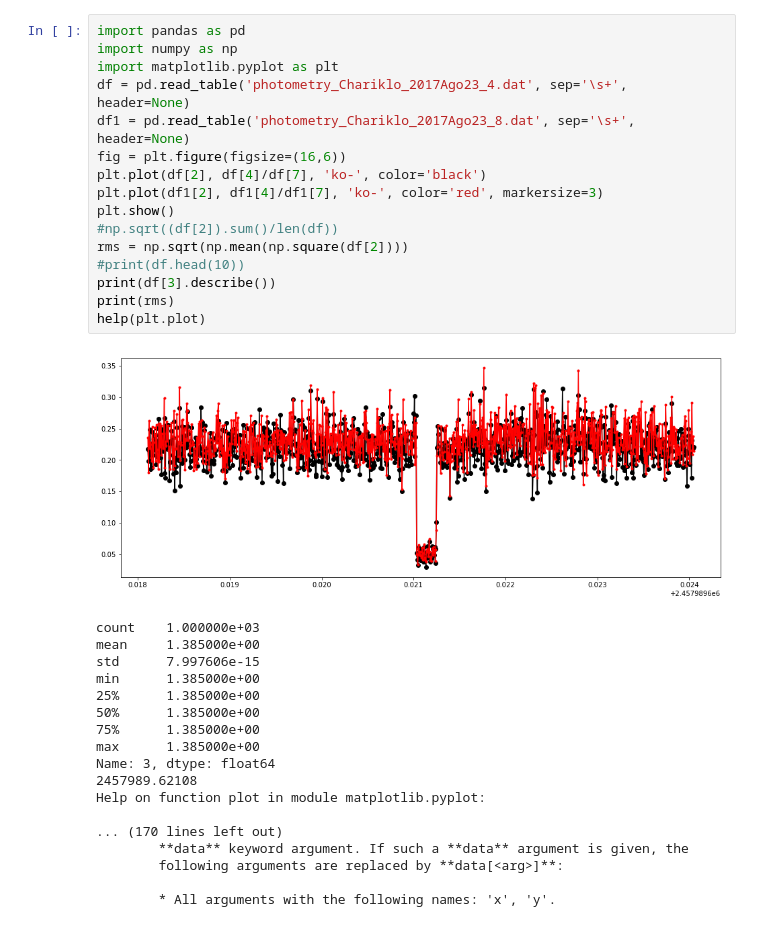
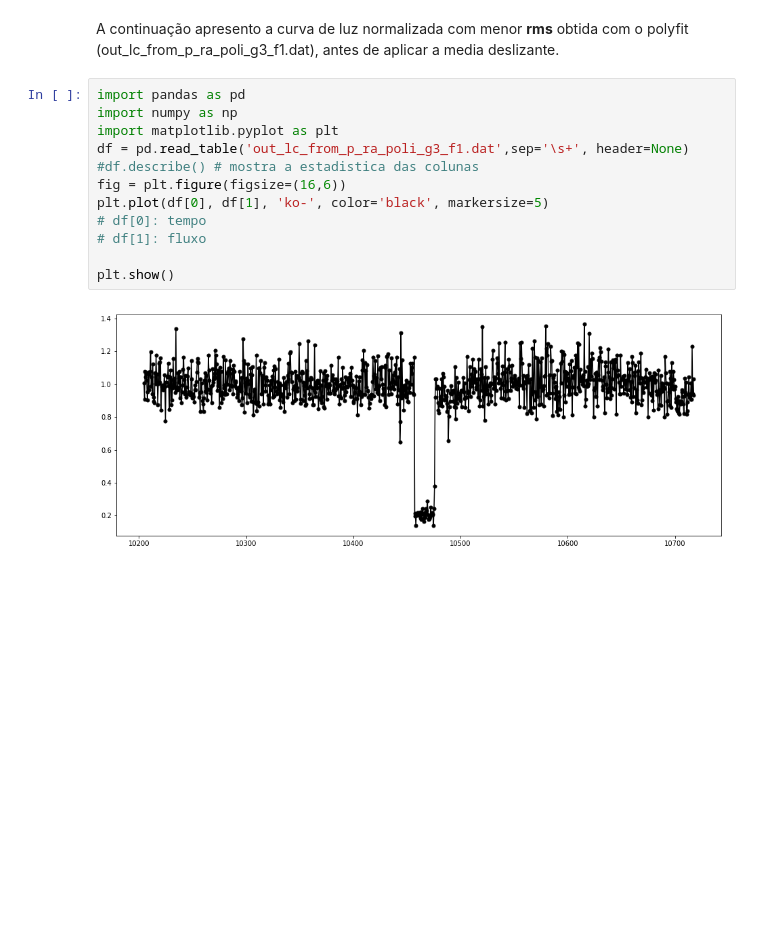
Before and after one commit to fredifqh/occu_chariklo, a Jupyter notebook: photometry_chariklo.ipynb, the cells around one changed output. Saved outputs shown, nothing was run; the diff lists cells and outputs as text; blank space fills up the shorter version.

Commit message:
Chariklo_Occultation

```diff
--- a/photometry_chariklo.ipynb
+++ b/photometry_chariklo.ipynb
@@ -1,35 +1,16 @@
+# %% [markdown]
+A continuação apresento a curva de luz normalizada com menor **rms** obtida com o polyfit (out_lc_from_p_ra_poli_g3_f1.dat), antes de aplicar a media deslizante.
 # %%
 import pandas as pd
 import numpy as np
 import matplotlib.pyplot as plt
-df = pd.read_table('photometry_Chariklo_2017Ago23_4.dat', sep='\s+', header=None)
-df1 = pd.read_table('photometry_Chariklo_2017Ago23_8.dat', sep='\s+', header=None)
+df = pd.read_table('out_lc_from_p_ra_poli_g3_f1.dat',sep='\s+', header=None)
+#df.describe() # mostra a estadistica das colunas
 fig = plt.figure(figsize=(16,6))
-plt.plot(df[2], df[4]/df[7], 'ko-', color='black')
-plt.plot(df1[2], df1[4]/df1[7], 'ko-', color='red', markersize=3)
+plt.plot(df[0], df[1], 'ko-', color='black', markersize=5)
+# df[0]: tempo
+# df[1]: fluxo
+
 plt.show()
-#np.sqrt((df[2]).sum()/len(df))
-rms = np.sqrt(np.mean(np.square(df[2])))
-#print(df.head(10))
-print(df[3].describe())
-print(rms)
-help(plt.plot)
 # %% [output]
-[figure, old version]
+[figure, new version]
-count    1.000000e+03
-mean     1.385000e+00
-std      7.997606e-15
-min      1.385000e+00
-25%      1.385000e+00
-50%      1.385000e+00
-75%      1.385000e+00
-max      1.385000e+00
-Name: 3, dtype: float64
-2457989.62108
-Help on function plot in module matplotlib.pyplot:
-
-... (170 lines left out)
-        **data** keyword argument. If such a **data** argument is given, the
-        following arguments are replaced by **data[<arg>]**:
-
-        * All arguments with the following names: 'x', 'y'.
```
Also changed, not shown: parts of 8 cells of this notebook.
